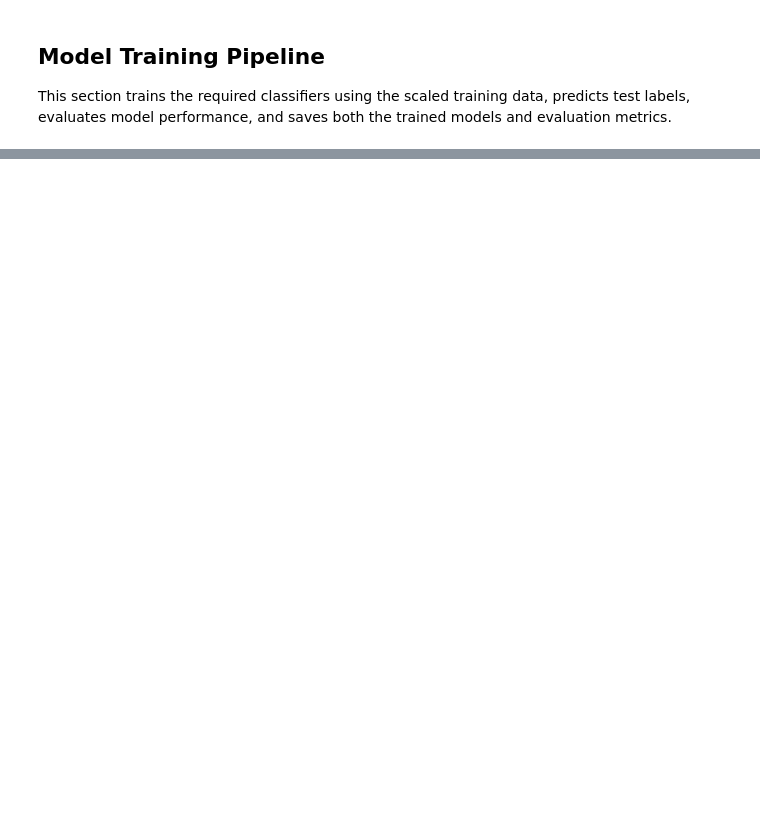
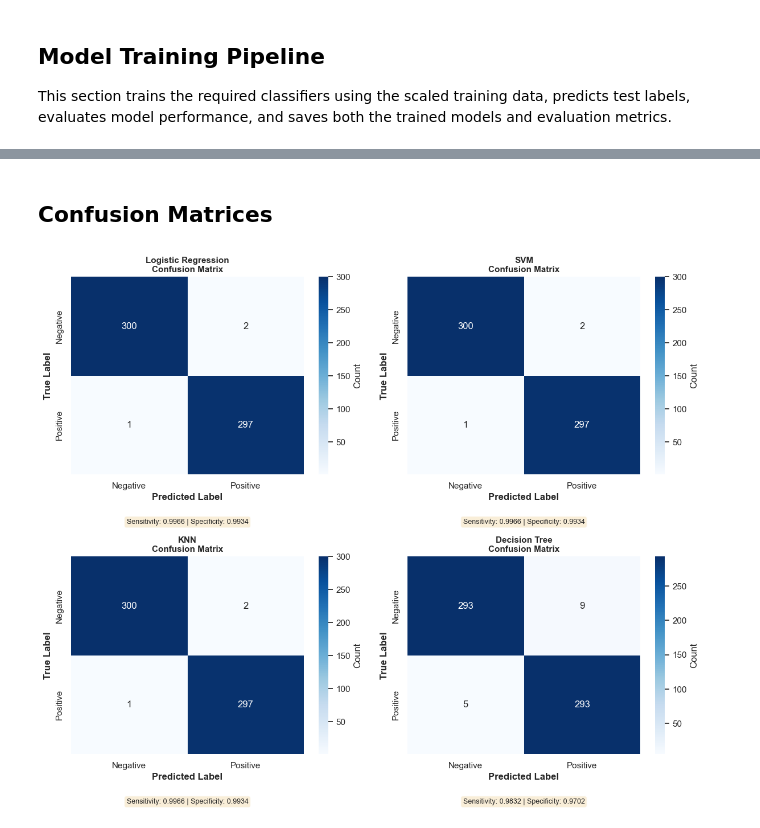
Before and after one commit to PRIYANSHUKUMAWAT1906/PRML_course_project-, a Jupyter notebook: main.ipynb, the cells around one changed output, grey strips where cells are left out. Saved outputs shown, nothing was run; the diff lists cells and outputs as text; code cells hidden in the pictures; blank space fills up the shorter version.

```diff
--- a/main.ipynb
+++ b/main.ipynb
@@ -753,0 +793,32 @@ Saved models to: results
+# %% [markdown]
+##  Confusion Matrices
+# %%
+# Plot confusion matrices for all models
+fig, axes = plt.subplots(2, 2, figsize=(12, 10))
+axes = axes.ravel()
+model_names_list = list(metrics.keys())
+
+for idx, (model_name, ax) in enumerate(zip(model_names_list, axes)):
+    cm = np.array(metrics[model_name]['confusion_matrix'])
+
+    sns.heatmap(cm, annot=True, fmt='d', cmap='Blues', ax=ax,
+                xticklabels=['Negative', 'Positive'],
+                yticklabels=['Negative', 'Positive'],
+                cbar_kws={'label': 'Count'})
+
+    ax.set_title(f'{model_name}\nConfusion Matrix', fontweight='bold', fontsize=11)
+    ax.set_ylabel('True Label', fontweight='bold')
+    ax.set_xlabel('Predicted Label', fontweight='bold')
+
+    # Calculate metrics from confusion matrix
+    tn, fp, fn, tp = cm[0,0], cm[0,1], cm[1,0], cm[1,1]
+    specificity = tn / (tn + fp) if (tn + fp) > 0 else 0
+    sensitivity = tp / (tp + fn) if (tp + fn) > 0 else 0
+
+    ax.text(0.5, -0.25, f'Sensitivity: {sensitivity:.4f} | Specificity: {specificity:.4f}',
+            transform=ax.transAxes, ha='center', fontsize=9, bbox=dict(boxstyle='round', facecolor='wheat', alpha=0.5))
+
+plt.tight_layout()
+plt.show()
+# %% [output]
+[figure, added]
```
Also changed, not shown: parts of 31 cells of this notebook, 20 other files.
